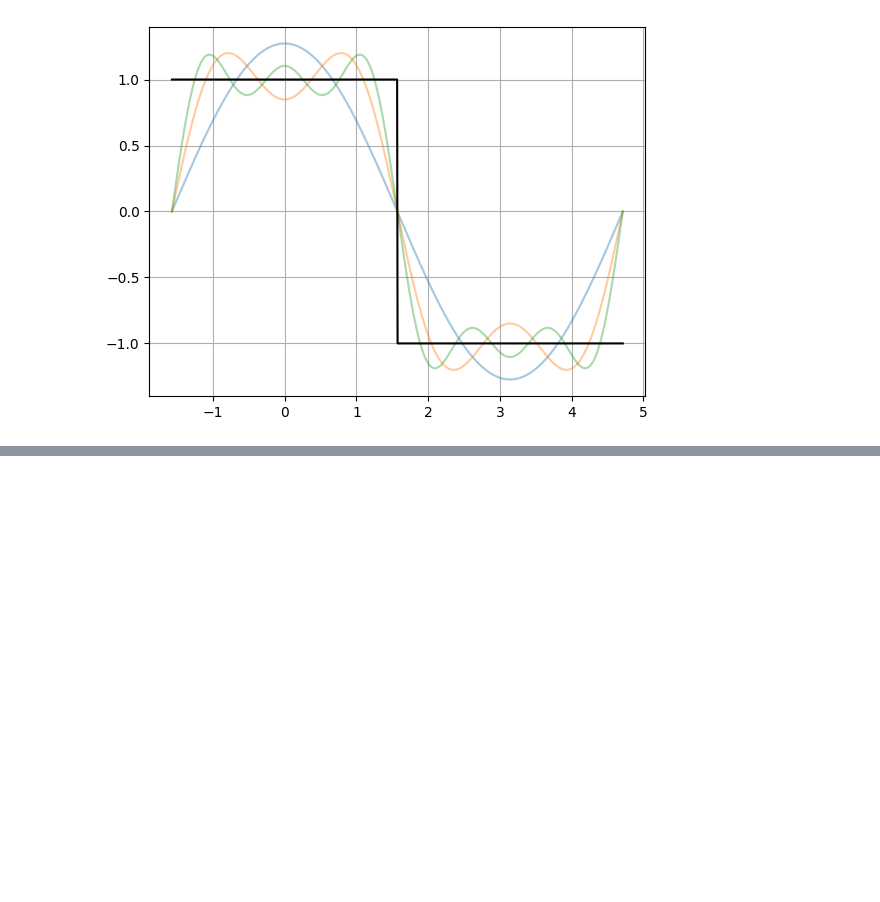
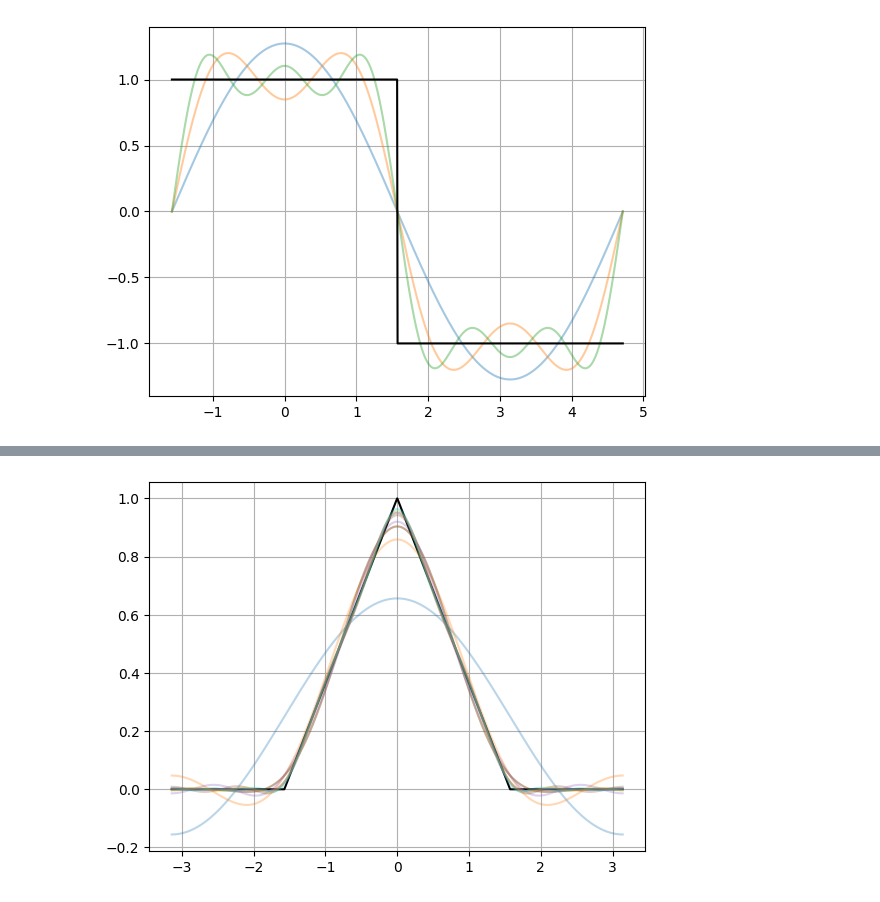
Before and after one commit to tanasr/MMA_ZHAW, a Jupyter notebook: Fourier.ipynb, the cells around one changed output, grey strips where cells are left out. Cells and saved outputs as stored; diff of their text form; code cells hidden in the pictures; blank space fills up the shorter version.

```diff
--- a/Fourier.ipynb
+++ b/Fourier.ipynb
@@ -64,0 +123,19 @@ plt.show()
+# %%
+a0 = np.sum(f * np.ones_like(x))*dx
+fourier = a0/2
+
+nr_terms = 20
+a = np.zeros(nr_terms)
+b = np.zeros(nr_terms)
+plt.plot(x,f,'k')
+for k in range(nr_terms):
+    a[k] = np.sum(f * np.cos(np.pi*(k+1)*x/L))*dx #inner product
+    b[k] = np.sum(f * np.sin(np.pi*(k+1)*x/L))*dx
+    fourier = fourier + a[k]*np.cos((k+1)*np.pi*x/L) + b[k]*np.sin((k+1)*np.pi*x/L)
+    if k < 10:
+        plt.plot(x,fourier,alpha=0.3)
+# plt.plot(x,fourier)
+plt.grid()
+plt.show()
+# %% [output]
+[figure, added]
```
Also changed, not shown: parts of 7 cells of this notebook.
